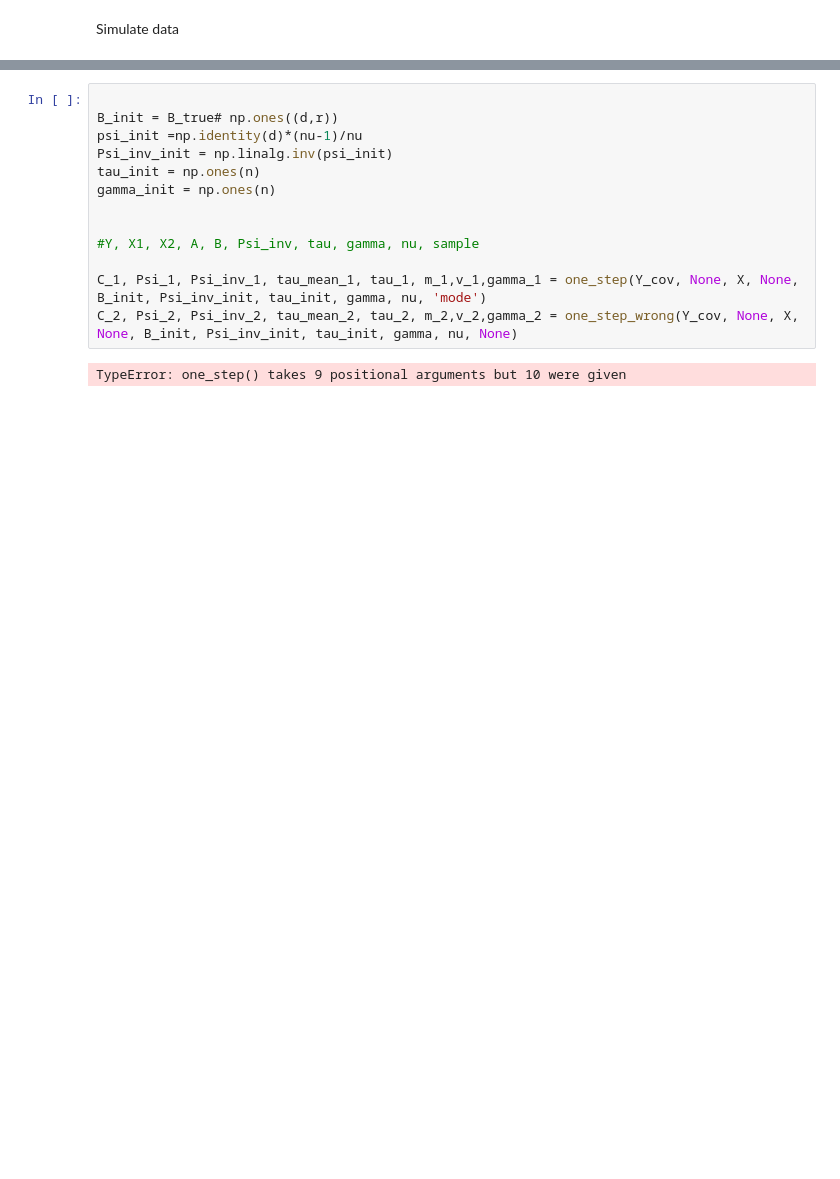
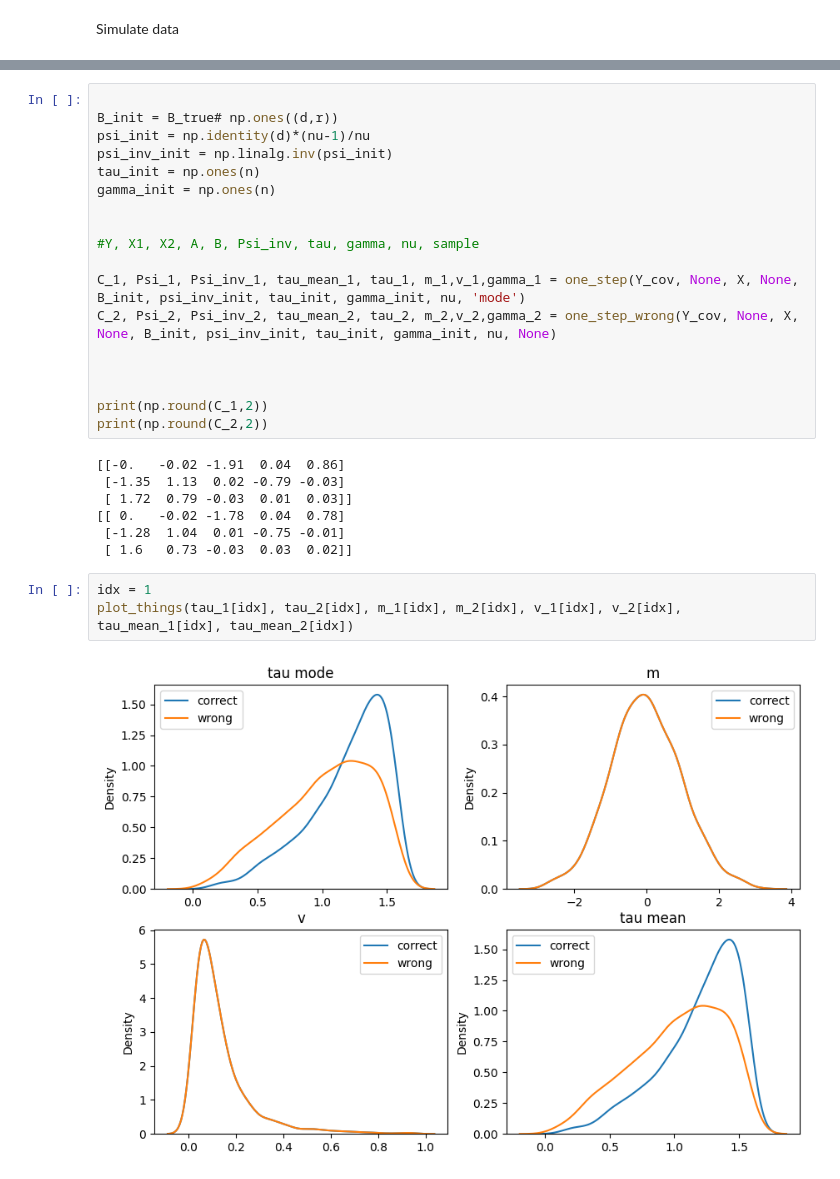
Before and after one commit to ragnarlevi/DyGraph, a Jupyter notebook: CovRegressionPaper/comparing_student_t.ipynb, the cells around one changed output, grey strips where cells are left out. Drawn from its saved outputs; the diff is of its cells as text; blank space fills up the shorter version.

```diff
--- a/CovRegressionPaper/comparing_student_t.ipynb
+++ b/CovRegressionPaper/comparing_student_t.ipynb
@@ -230,15 +273,30 @@ Y_cov = gamma[:, np.newaxis]*np.dot(X, B_true.T) + epsilon
 # %%
 
 B_init = B_true# np.ones((d,r))
-psi_init =np.identity(d)*(nu-1)/nu
-Psi_inv_init = np.linalg.inv(psi_init)
+psi_init = np.identity(d)*(nu-1)/nu
+psi_inv_init = np.linalg.inv(psi_init)
 tau_init = np.ones(n)
 gamma_init = np.ones(n)
 
 
 #Y, X1, X2, A, B, Psi_inv, tau, gamma, nu, sample
 
-C_1, Psi_1, Psi_inv_1, tau_mean_1, tau_1, m_1,v_1,gamma_1 = one_step(Y_cov, None, X, None, B_init, Psi_inv_init, tau_init, gamma, nu, 'mode')
-C_2, Psi_2, Psi_inv_2, tau_mean_2, tau_2, m_2,v_2,gamma_2 = one_step_wrong(Y_cov, None, X, None, B_init, Psi_inv_init, tau_init, gamma, nu, None)
+C_1, Psi_1, Psi_inv_1, tau_mean_1, tau_1, m_1,v_1,gamma_1 = one_step(Y_cov, None, X, None, B_init, psi_inv_init, tau_init, gamma_init, nu, 'mode')
+C_2, Psi_2, Psi_inv_2, tau_mean_2, tau_2, m_2,v_2,gamma_2 = one_step_wrong(Y_cov, None, X, None, B_init, psi_inv_init, tau_init, gamma_init, nu, None)
+
+
+
+print(np.round(C_1,2))
+print(np.round(C_2,2))
 # %% [output]
-TypeError: one_step() takes 9 positional arguments but 10 were given
+[[-0.   -0.02 -1.91  0.04  0.86]
+ [-1.35  1.13  0.02 -0.79 -0.03]
+ [ 1.72  0.79 -0.03  0.01  0.03]]
+[[ 0.   -0.02 -1.78  0.04  0.78]
+ [-1.28  1.04  0.01 -0.75 -0.01]
+ [ 1.6   0.73 -0.03  0.03  0.02]]
+# %%
+idx = 1
+plot_things(tau_1[idx], tau_2[idx], m_1[idx], m_2[idx], v_1[idx], v_2[idx], tau_mean_1[idx], tau_mean_2[idx])
+# %% [output]
+[figure, added]
```
Also changed, not shown: parts of 10 cells of this notebook.
